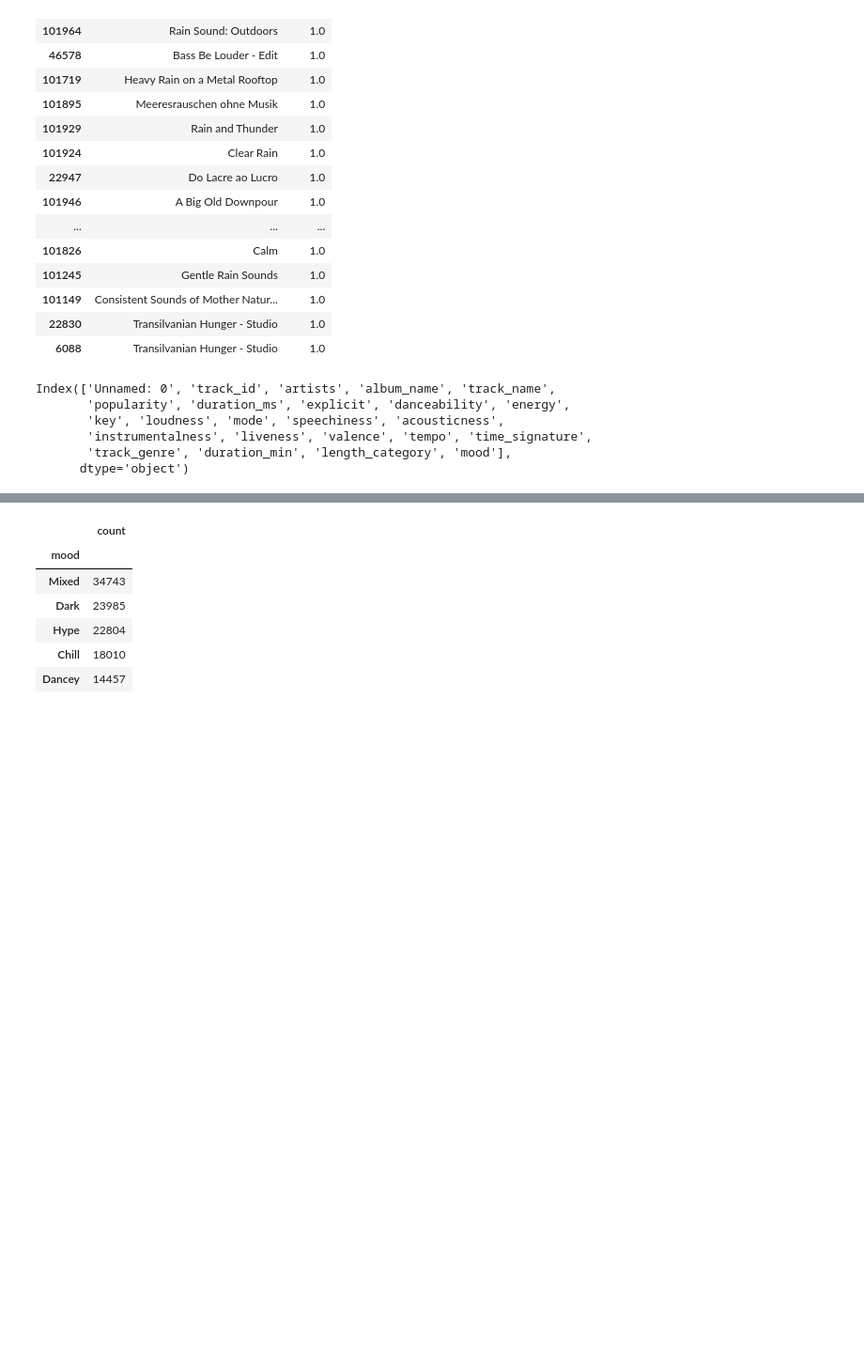
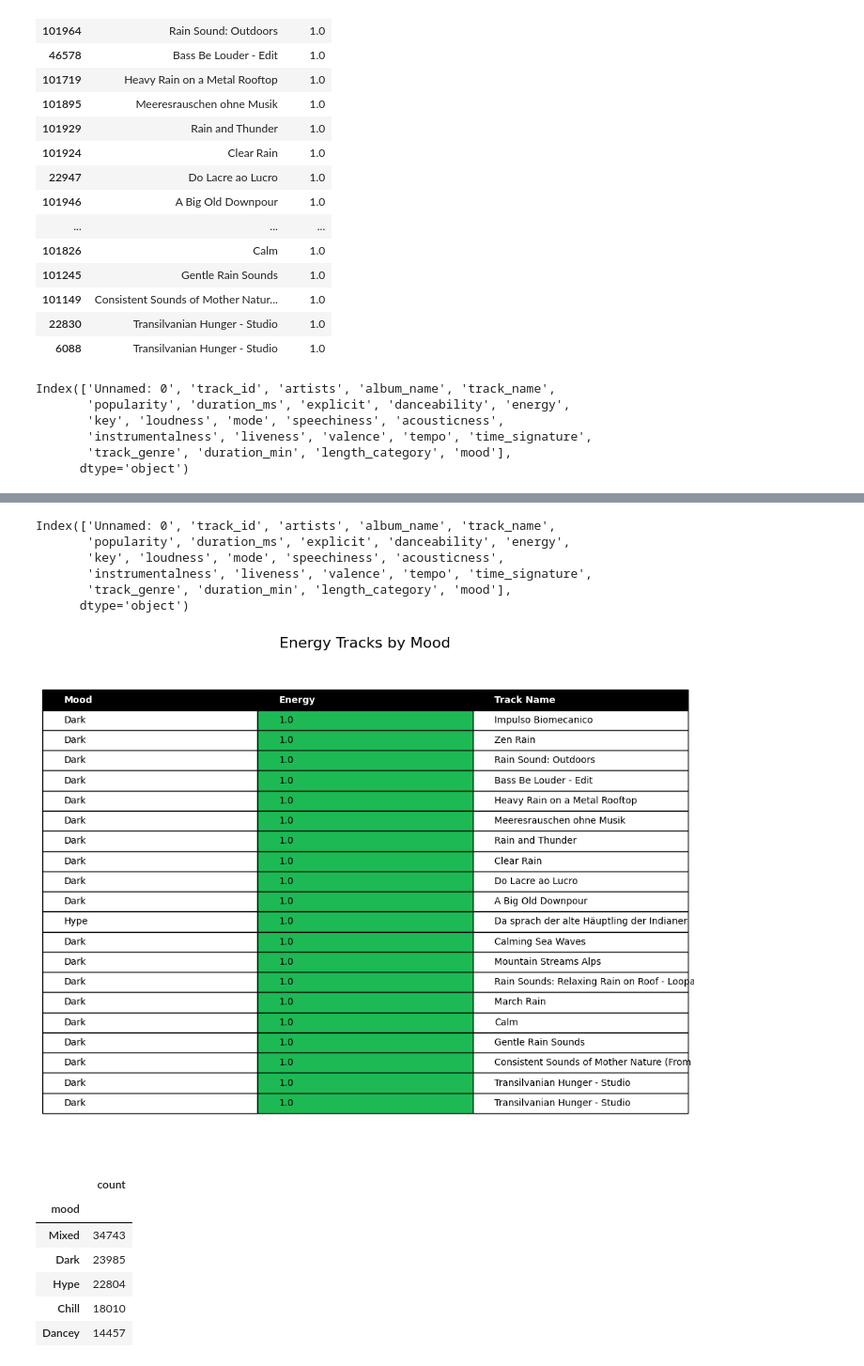
Before and after one commit to yethuag/spotify-analysis, a Jupyter notebook: yta_Spotify_Tracks.ipynb, the cells around one changed output, grey strips where cells are left out. Shown at 94% size. Cells and saved outputs as stored; diff of their text form; code cells hidden in the pictures; blank space fills up the shorter version.

```diff
--- a/yta_Spotify_Tracks.ipynb
+++ b/yta_Spotify_Tracks.ipynb
@@ -466,6 +421,59 @@ Highest Energy Tracks by Mood
 | 101149 | Dark | 1.000000 | Consistent Sounds of Mother Natur... |
 | 22830 | Dark | 1.000000 | Transilvanian Hunger - Studio |
 | 6088 | Dark | 1.000000 | Transilvanian Hunger - Studio |
+# %%
+spotify.columns
+# %% [output]
+Index(['Unnamed: 0', 'track_id', 'artists', 'album_name', 'track_name',
+       'popularity', 'duration_ms', 'explicit', 'danceability', 'energy',
+       'key', 'loudness', 'mode', 'speechiness', 'acousticness',
+       'instrumentalness', 'liveness', 'valence', 'tempo', 'time_signature',
+       'track_genre', 'duration_min', 'length_category', 'mood'],
+      dtype='object')
+# %%
+from matplotlib.colors import LinearSegmentedColormap
+
+# Get top 20 by energy
+top_energy = (
+    spotify[['mood', 'energy', 'track_name']]
+    .sort_values('energy', ascending=False)
+    .head(20)
+    .reset_index(drop=True)
+)
+
+spotify_green = '#1DB954'
+
+colors = [spotify_green, '#FFFF00']
+cmap = LinearSegmentedColormap.from_list('spotify_cmap', colors)
+norm = plt.Normalize(top_energy['energy'].min(), top_energy['energy'].max())
+
+fig, ax = plt.subplots(figsize=(10, 8))
+ax.axis('off')
+
+table_data = [
+    ["Mood", "Energy", "Track Name"]
+] + top_energy.values.tolist()
+
+table = ax.table(cellText=table_data, colLabels=None, cellLoc='left', loc='center')
+for i in range(3):
+    cell = table[0, i]
+    cell.set_facecolor('black')
+    cell.set_text_props(color='white', weight='bold')
+
+for i in range(1, len(table_data)):
+    energy_val = table_data[i][1]
+    color = cmap(norm(energy_val))
+    table[i, 1].set_facecolor(color)
+
+table.auto_set_font_size(False)
+table.set_fontsize(10)
+table.scale(1, 1.5)
+
+plt.title("Energy Tracks by Mood", fontsize=16)
+plt.tight_layout()
+plt.show()
+# %% [output]
+[figure, added]
 # %%
 spotify['mood'].value_counts()
 # %% [output]
```
Also changed, not shown: parts of 10 cells of this notebook.
